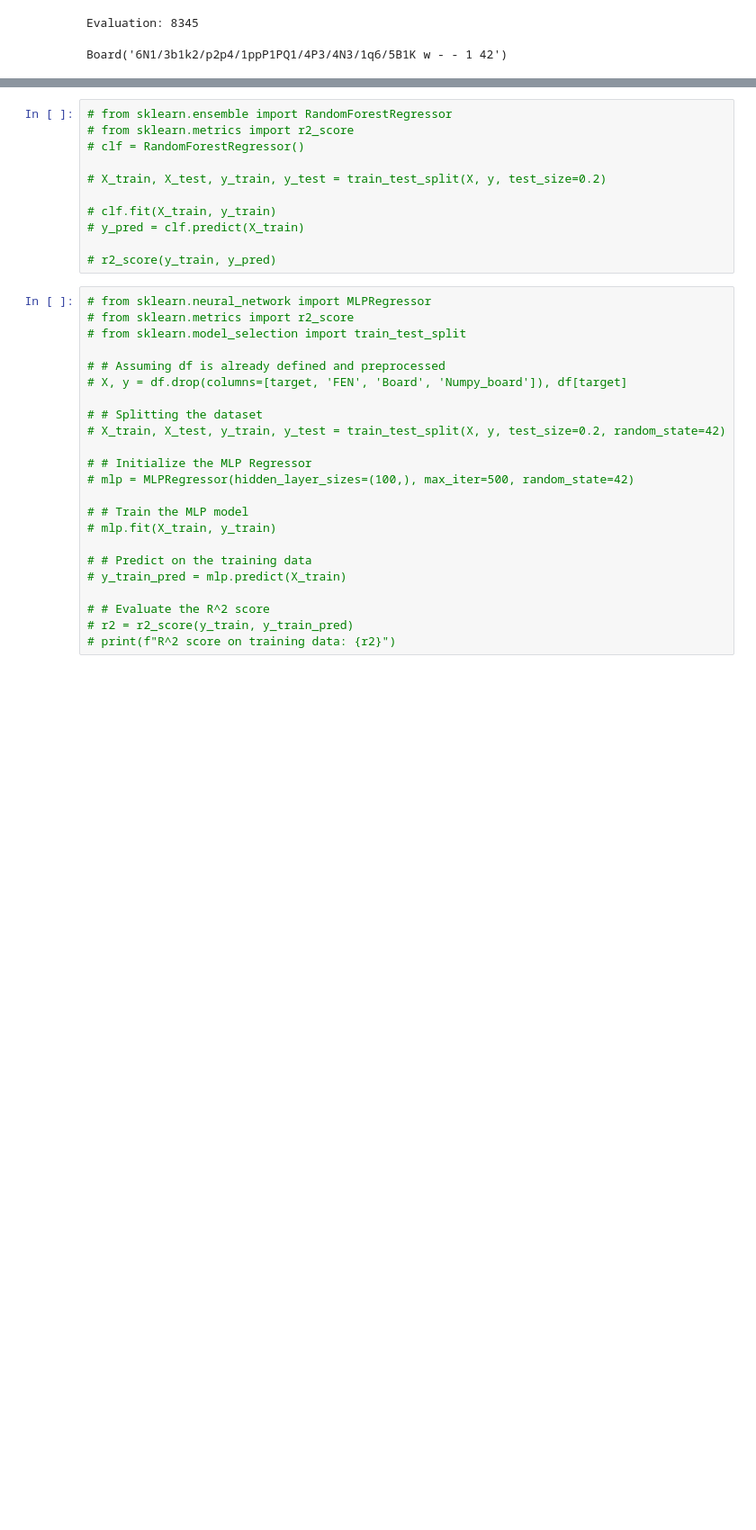
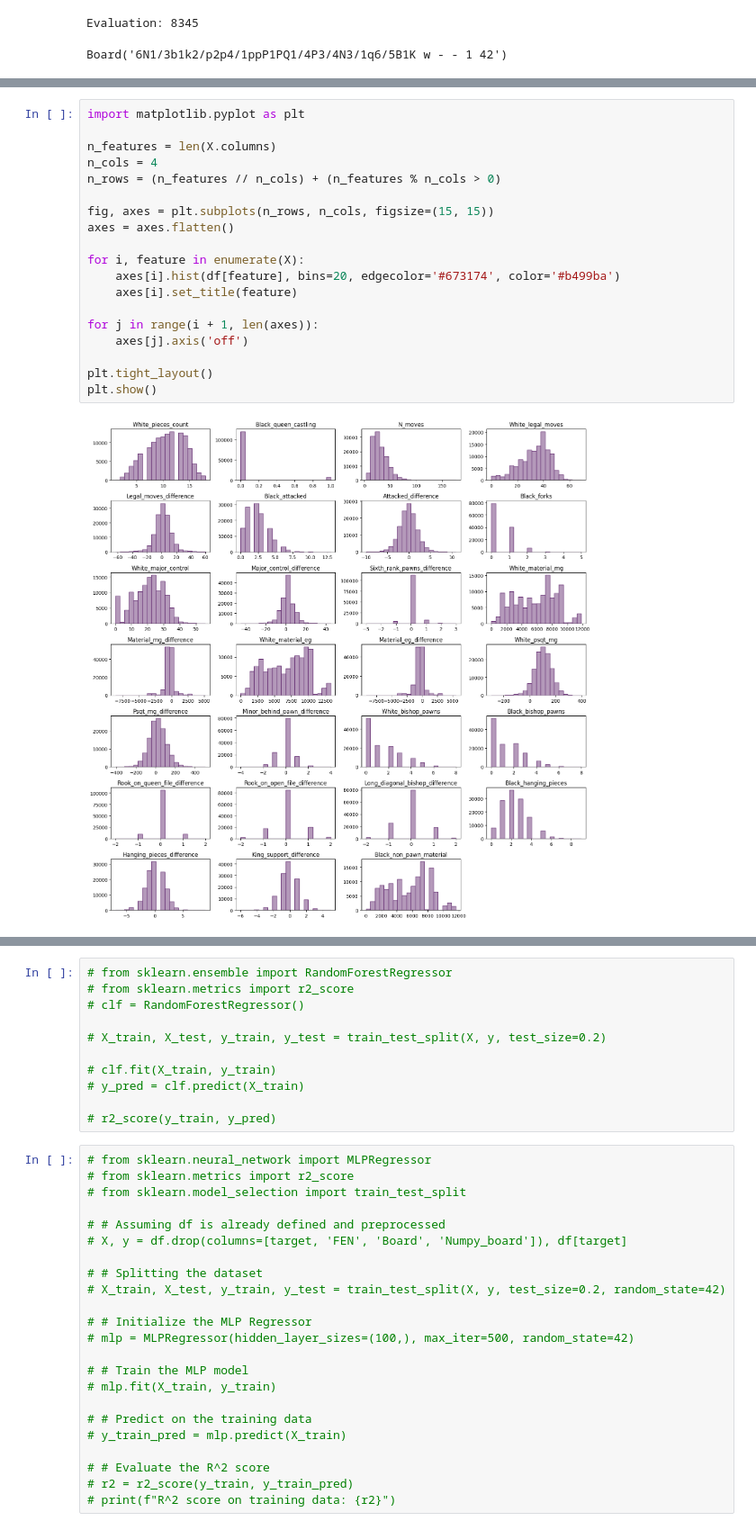
Before and after one commit to albert-ce/kaggle-chess-evaluations, a Jupyter notebook: Kaggle - Chess Evaluations.ipynb, the cells around one changed output, grey strips where cells are left out. Shown at 90% size. Saved outputs shown, nothing was run; the diff lists cells and outputs as text; blank space fills up the shorter version.

```diff
--- a/Kaggle - Chess Evaluations.ipynb
+++ b/Kaggle - Chess Evaluations.ipynb
@@ -1122,0 +1185,21 @@ X.describe()
+# %%
+import matplotlib.pyplot as plt
+
+n_features = len(X.columns)
+n_cols = 4
+n_rows = (n_features // n_cols) + (n_features % n_cols > 0)
+
+fig, axes = plt.subplots(n_rows, n_cols, figsize=(15, 15))
+axes = axes.flatten()
+
+for i, feature in enumerate(X):
+    axes[i].hist(df[feature], bins=20, edgecolor='#673174', color='#b499ba')
+    axes[i].set_title(feature)
+
+for j in range(i + 1, len(axes)):
+    axes[j].axis('off')
+
+plt.tight_layout()
+plt.show()
+# %% [output]
+[figure, added]
```
Also changed, not shown: parts of 23 cells of this notebook.
